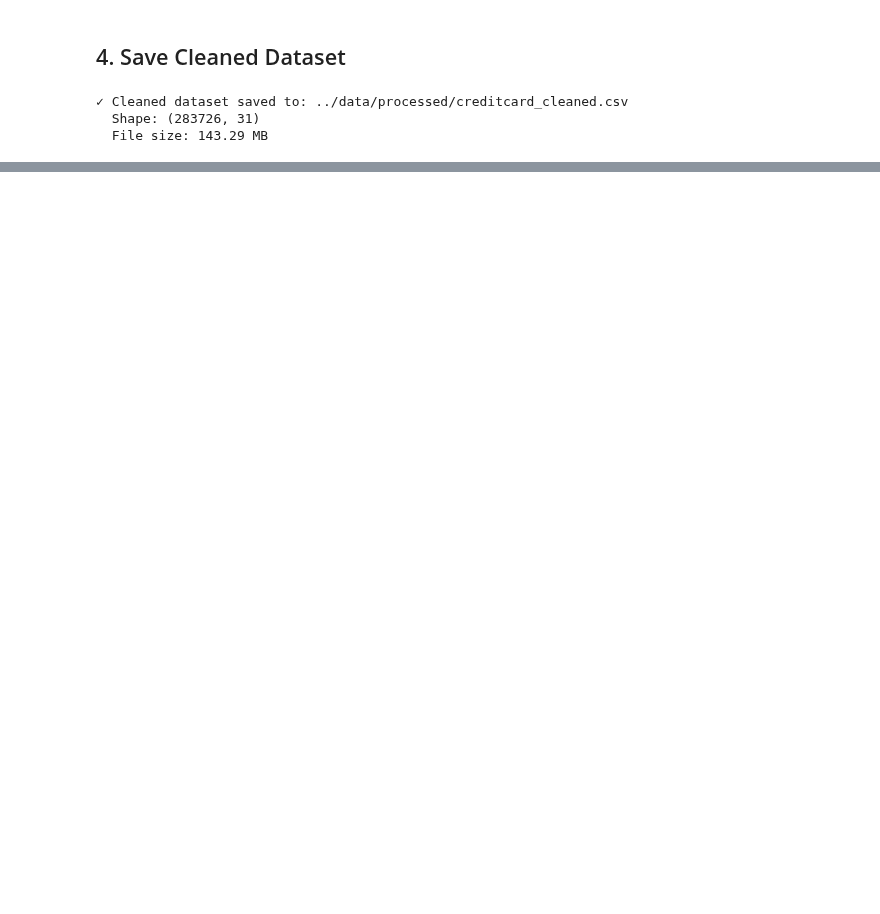
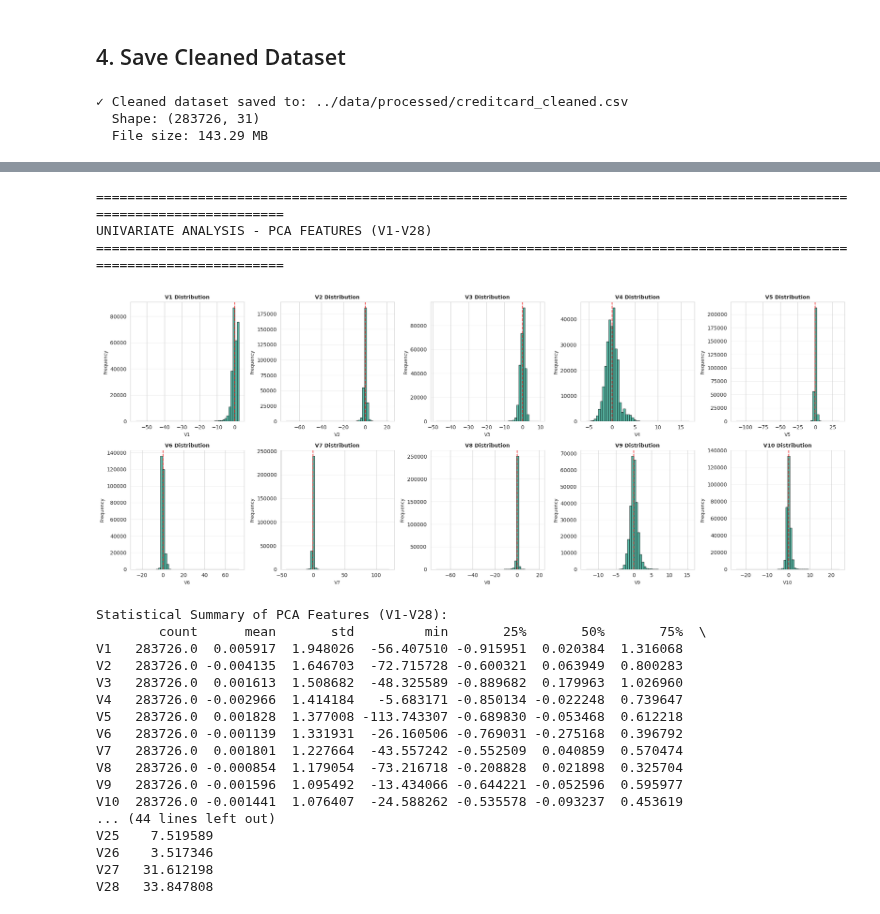
Before and after one commit to habeneyasu/fraud-shield-ml, a Jupyter notebook: notebooks/eda-creditcard.ipynb, the cells around one changed output, grey strips where cells are left out. Drawn from its saved outputs; the diff is of its cells as text; code cells hidden in the pictures; blank space fills up the shorter version.

```diff
--- a/notebooks/eda-creditcard.ipynb
+++ b/notebooks/eda-creditcard.ipynb
@@ -457,0 +629,52 @@ print(f"  File size: {cleaned_file_path.stat().st_size / (1024*1024):.2f} MB")
+# %%
+# PCA Features (V1-V28) distribution analysis
+print("=" * 120)
+print("UNIVARIATE ANALYSIS - PCA FEATURES (V1-V28)")
+print("=" * 120)
+
+# Sample a few PCA features for visualization
+v_features = [f'V{i}' for i in range(1, 29)]
+sample_v_features = ['V1', 'V2', 'V3', 'V4', 'V5', 'V6', 'V7', 'V8', 'V9', 'V10']
+
+fig, axes = plt.subplots(2, 5, figsize=(20, 8))
+axes = axes.ravel()
+
+for idx, var in enumerate(sample_v_features):
+    if idx < len(axes):
+        axes[idx].hist(df[var], bins=50, color='#16a085', alpha=0.7, edgecolor='black')
+        axes[idx].set_title(f'{var} Distribution', fontsize=10, fontweight='bold')
+        axes[idx].set_xlabel(var, fontsize=9)
+        axes[idx].set_ylabel('Frequency', fontsize=9)
+        axes[idx].grid(axis='y', alpha=0.3)
+        # Add mean line
+        mean_val = df[var].mean()
+        axes[idx].axvline(mean_val, color='red', linestyle='--', linewidth=1.5, alpha=0.7)
+
+plt.tight_layout()
+plt.show()
+
+# Statistical summary of all PCA features
+print("\nStatistical Summary of PCA Features (V1-V28):")
+print(df[v_features].describe().T)
+# %% [output]
+========================================================================================================================
+UNIVARIATE ANALYSIS - PCA FEATURES (V1-V28)
+========================================================================================================================
+[figure, added]
+Statistical Summary of PCA Features (V1-V28):
+        count      mean       std         min       25%       50%       75%  \
+V1   283726.0  0.005917  1.948026  -56.407510 -0.915951  0.020384  1.316068
+V2   283726.0 -0.004135  1.646703  -72.715728 -0.600321  0.063949  0.800283
+V3   283726.0  0.001613  1.508682  -48.325589 -0.889682  0.179963  1.026960
+V4   283726.0 -0.002966  1.414184   -5.683171 -0.850134 -0.022248  0.739647
+V5   283726.0  0.001828  1.377008 -113.743307 -0.689830 -0.053468  0.612218
+V6   283726.0 -0.001139  1.331931  -26.160506 -0.769031 -0.275168  0.396792
+V7   283726.0  0.001801  1.227664  -43.557242 -0.552509  0.040859  0.570474
+V8   283726.0 -0.000854  1.179054  -73.216718 -0.208828  0.021898  0.325704
+V9   283726.0 -0.001596  1.095492  -13.434066 -0.644221 -0.052596  0.595977
+V10  283726.0 -0.001441  1.076407  -24.588262 -0.535578 -0.093237  0.453619
+... (44 lines left out)
+V25    7.519589
+V26    3.517346
+V27   31.612198
+V28   33.847808
```
Also changed, not shown: parts of 15 cells of this notebook.
